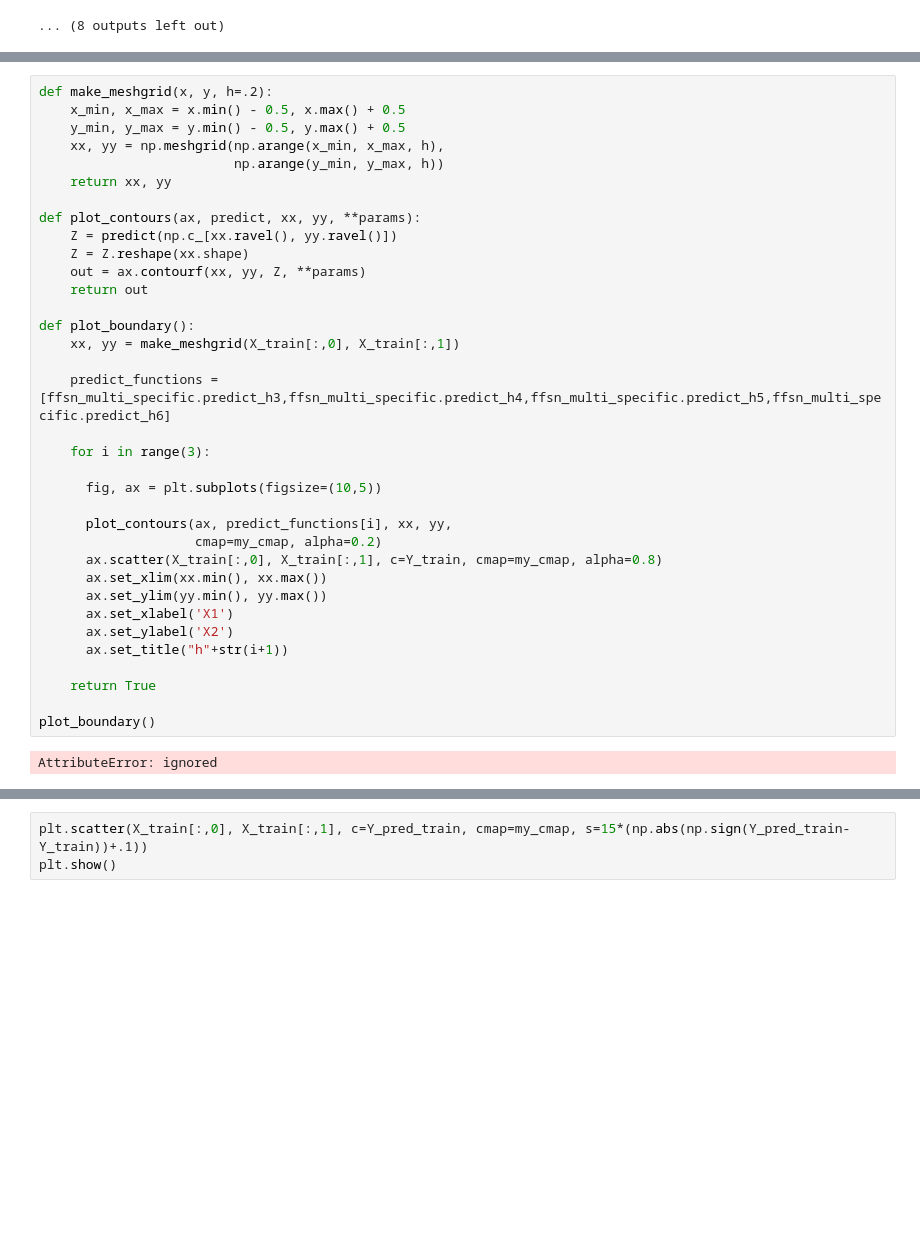
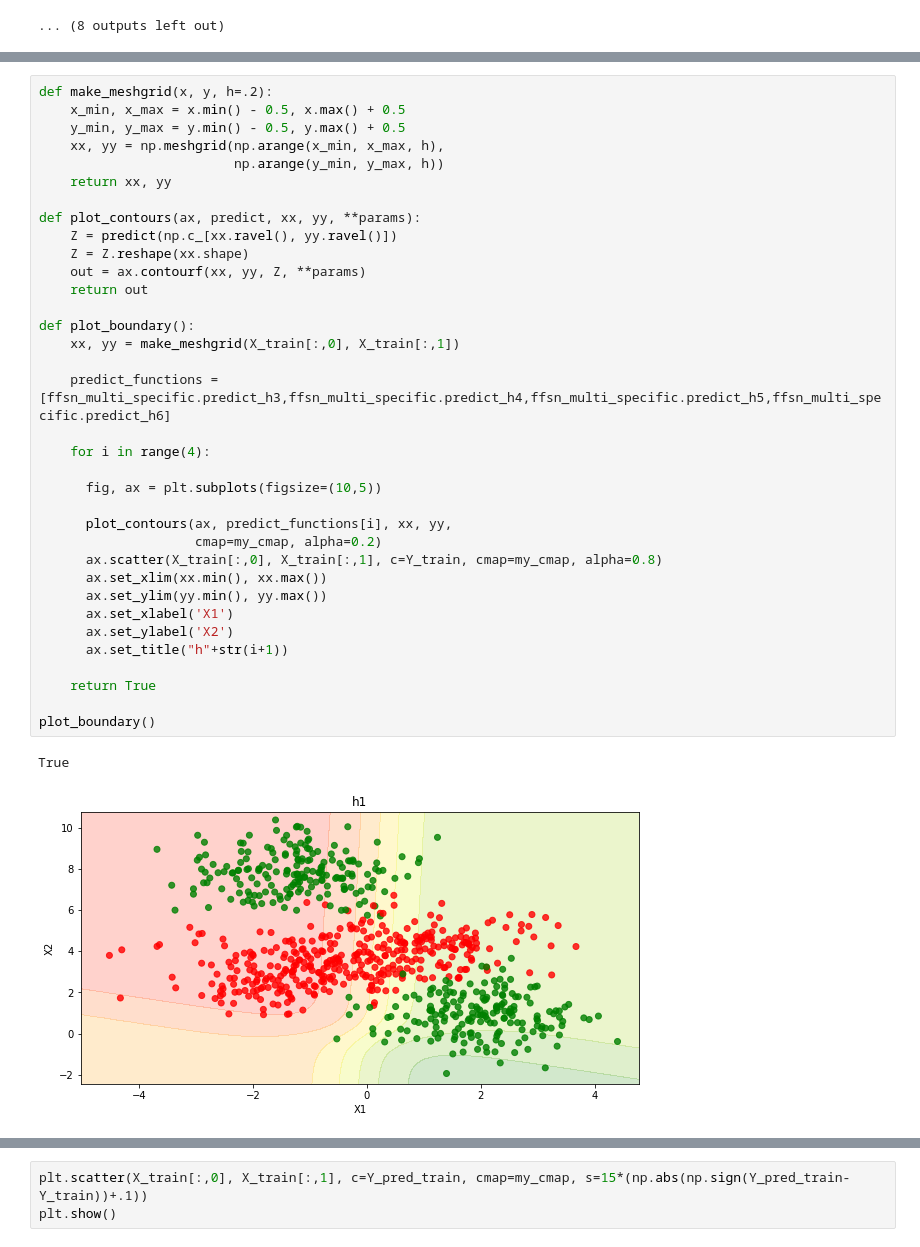
Before and after one commit to Subramanian1990/Deep-Learning, a Jupyter notebook: 0324_ScalarBackpropagation_1553414815802_Exercise.ipynb, the cells around one changed output, grey strips where cells are left out. Cells and saved outputs as stored; diff of their text form; blank space fills up the shorter version.

```diff
--- a/0324_ScalarBackpropagation_1553414815802_Exercise.ipynb
+++ b/0324_ScalarBackpropagation_1553414815802_Exercise.ipynb
@@ -676,32 +677,33 @@ def make_meshgrid(x, y, h=.2):
                          np.arange(y_min, y_max, h))
     return xx, yy
 
 def plot_contours(ax, predict, xx, yy, **params):
     Z = predict(np.c_[xx.ravel(), yy.ravel()])
     Z = Z.reshape(xx.shape)
     out = ax.contourf(xx, yy, Z, **params)
     return out
 
 def plot_boundary():
     xx, yy = make_meshgrid(X_train[:,0], X_train[:,1])
 
     predict_functions = [ffsn_multi_specific.predict_h3,ffsn_multi_specific.predict_h4,ffsn_multi_specific.predict_h5,ffsn_multi_specific.predict_h6]
 
-    for i in range(3):
+    for i in range(4):
 
       fig, ax = plt.subplots(figsize=(10,5))
 
       plot_contours(ax, predict_functions[i], xx, yy,
                     cmap=my_cmap, alpha=0.2)
       ax.scatter(X_train[:,0], X_train[:,1], c=Y_train, cmap=my_cmap, alpha=0.8)
       ax.set_xlim(xx.min(), xx.max())
       ax.set_ylim(yy.min(), yy.max())
       ax.set_xlabel('X1')
       ax.set_ylabel('X2')
       ax.set_title("h"+str(i+1))
 
     return True
 
 plot_boundary()
 # %% [output]
-AttributeError: ignored
+True
+[figure, added]
```
Also changed, not shown: parts of 4 cells of this notebook.
